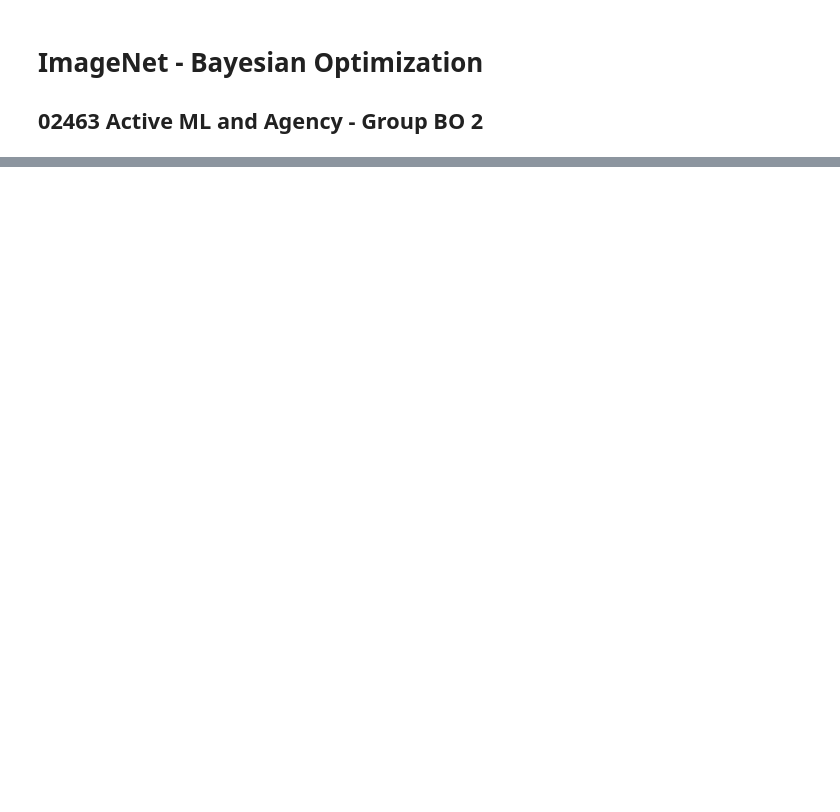
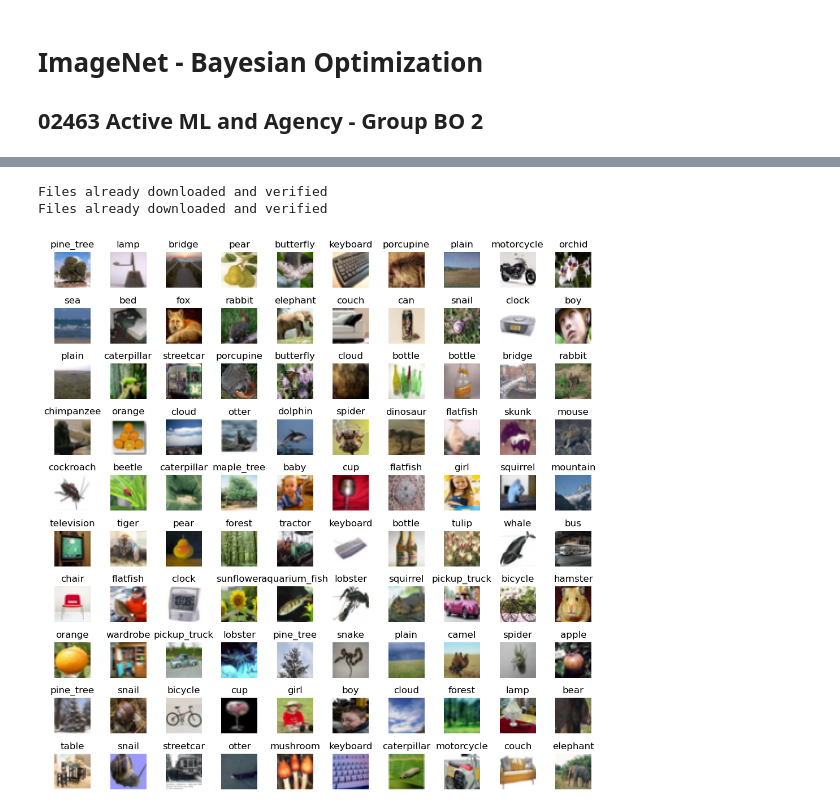
Before and after one commit to amapy-00/miniproject_1_02463, a Jupyter notebook: mini_project_1.ipynb, the cells around one changed output, grey strips where cells are left out. Cells and saved outputs as stored; diff of their text form; code cells hidden in the pictures; blank space fills up the shorter version.

Commit message:
update of the dataset, from imagenet to cifar-100

```diff
--- a/mini_project_1.ipynb
+++ b/mini_project_1.ipynb
@@ -79,0 +10,39 @@ Clipping input data to the valid range for imshow with RGB data ([0..1] for floa
+# %%
+transform = transforms.Compose(
+    [transforms.ToTensor(),
+     transforms.Normalize((0.5, 0.5, 0.5), (0.5, 0.5, 0.5))]
+)
+
+# Download the CIFAR-100 dataset (train and test)
+trainset = torchvision.datasets.CIFAR100(root='./data', train=True, download=True, transform=transform)
+testset = torchvision.datasets.CIFAR100(root='./data', train=False, download=True, transform=transform)
+
+# Create data loaders - BATCH SIZE IS SUBJECTIVE TO CHANGE
+trainloader = torch.utils.data.DataLoader(trainset, batch_size=4, shuffle=True, num_workers=2)
+testloader = torch.utils.data.DataLoader(testset, batch_size=4, shuffle=False, num_workers=2)
+
+# Check the data
+images, labels = next(iter(trainloader))
+# %% [output]
+Files already downloaded and verified
+Files already downloaded and verified
+# %%
+# Create a 10x10 subplot with random iamges and class mappings to observe our dataset
+
+# Define the fine label names to get descriptive plots
+fine_label_names = trainset.classes
+
+fig, axs = plt.subplots(10, 10, figsize=(10, 10))
+for i in range(10):
+    for j in range(10):
+        idx = np.random.randint(0, 10000)
+        img, label = trainset[idx]
+        img = img / 2 + 0.5
+        img = img.numpy().transpose(1, 2, 0)
+        axs[i, j].imshow(img)
+        axs[i, j].set_title(fine_label_names[label])
+        axs[i, j].axis('off')
+plt.tight_layout()
+plt.show()
+# %% [output]
+[figure, added]
```
Also changed, not shown: parts of 3 cells of this notebook, 2 other files.
